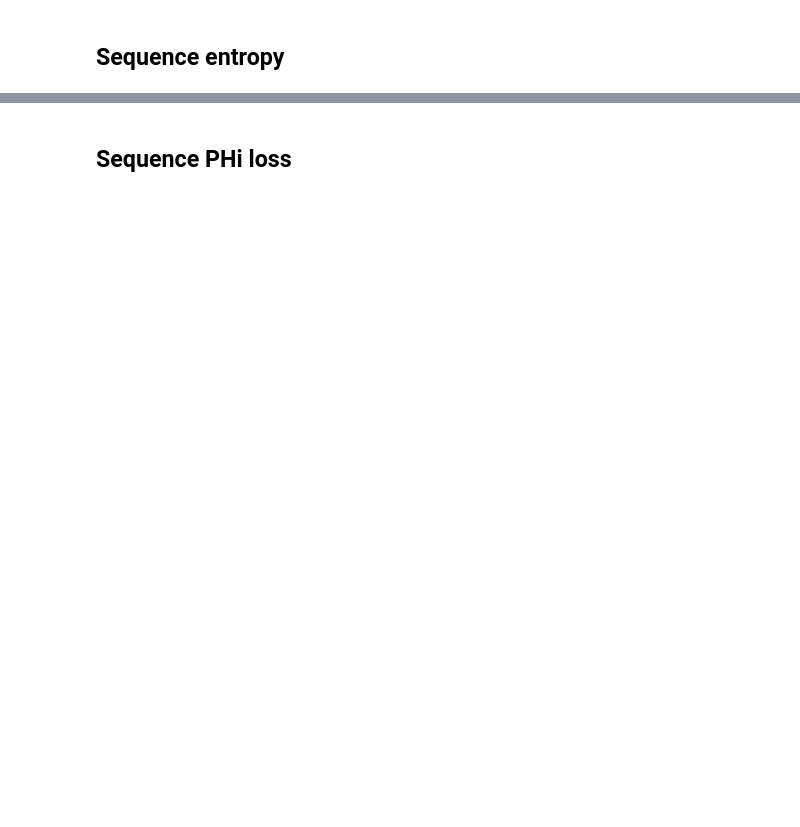
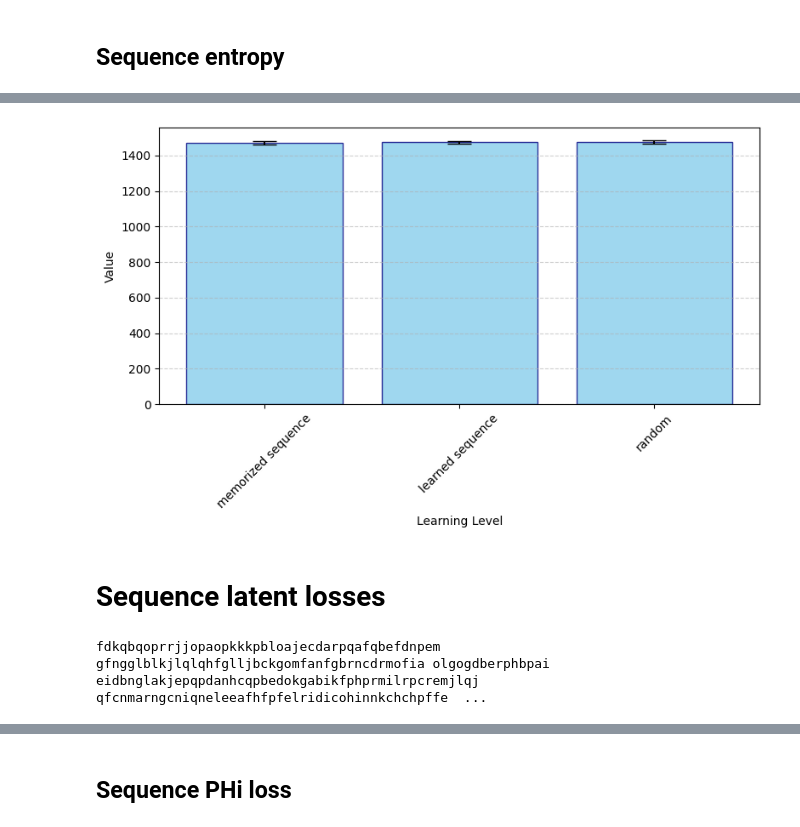
Before and after one commit to suurajroshan/predicting-hidden-states, a Jupyter notebook: predicting_hidden_states/notebooks/entropy-memorized-vs-learned-sequences.ipynb, the cells around one changed output, grey strips where cells are left out. Saved outputs shown, nothing was run; the diff lists cells and outputs as text; code cells hidden in the pictures; blank space fills up the shorter version.

```diff
--- a/predicting_hidden_states/notebooks/entropy-memorized-vs-learned-sequences.ipynb
+++ b/predicting_hidden_states/notebooks/entropy-memorized-vs-learned-sequences.ipynb
@@ -24,7 +26,9 @@ cfg = OmegaConf.load(f'{PROJECT_ROOT}/configs/llama_0.1B_PHi.yaml')
 cfg_tokenizer = cfg.tokenizer
 tokenizer = config.instantiate(cfg.tokenizer)
 # %%
-included_levels = [0,2]
+included_levels = [0, 2, 4]
+num_datapoints = 1000
+batch_size = 8
 
 cfg_dataset = cfg.dataset
 cfg_dataset.included_learning_levels = included_levels
@@ -40,6 +46,8 @@ sample_ds.keys()
 # %%
-base_dir = '/home/woody/iwbi/iwbi106h/suuraj/models/self-prediction-models'
-model_path = 'learning_levels_sweep_x1bmwa36'
+# base_dir = '/home/woody/iwbi/iwbi106h/suuraj/models/self-prediction-models'
+# model_path = 'learning_levels_sweep_x1bmwa36' # without traning static prior
+base_dir = '/home/woody/iwbi/iwbi106h/suuraj/codes/predicting-hidden-states/predicting_hidden_states/checkpoints/llama_0.1B_PHi'
+model_path = 'llama_0.1B_PHi_huyo9xle'
 
 base_model_path = os.path.join(base_dir, model_path)
 cfg = OmegaConf.load(os.path.join(base_model_path, 'config.yaml'))
@@ -149,4 +176,4 @@ def process_data(
     return datapoints
 # %%
 recipe._model.eval()
-datapoints = process_data(recipe, 100, ds, 8)
+datapoints = process_data(recipe, num_datapoints, ds, batch_size)
@@ -228,0 +335,18 @@ display(HTML(entropy_chars))
+# %%
+from utils.misc import bootstrapped_mean_and_ci
+from evaluation.pfa_evaluation import compute_losses_per_level, compute_losses_per_level_statistics
+
+losses = ('next_token_losses','latent_entropy', 'phi_losses', 'latent_losses')
+
+losses_vs_learning_levels = compute_losses_per_level(datapoints,filter_out_spaces=False,losses=losses,levels=included_levels)
+losses_vs_learning_levels_statistics = compute_losses_per_level_statistics(losses_vs_learning_levels, losses=losses, levels=included_levels)
+plot_binned_error_bars(included_levels, losses_vs_learning_levels_statistics['latent_entropy'])
+# %% [output]
+[figure, added]
+# %% [markdown]
+# Sequence latent losses
+# %%
+latent_chars = colorize_chars(*normalize_data(datapoint, 'latent_losses',string_len, True))
+display(HTML(latent_chars))
+# %% [output]
+fdkqbqoprrjjopaopkkkpbloajecdarpqafqbefdnpem gfngglblkjlqlqhfglljbckgomfanfgbrncdrmofia olgogdberphbpai eidbnglakjepqpdanhcqpbedokgabikfphprmilrpcremjlqj qfcnmarngcniqneleeafhfpfelridicohinnkchchpffe  ...
```
Also changed, not shown: parts of 23 cells of this notebook, 52 other files.
